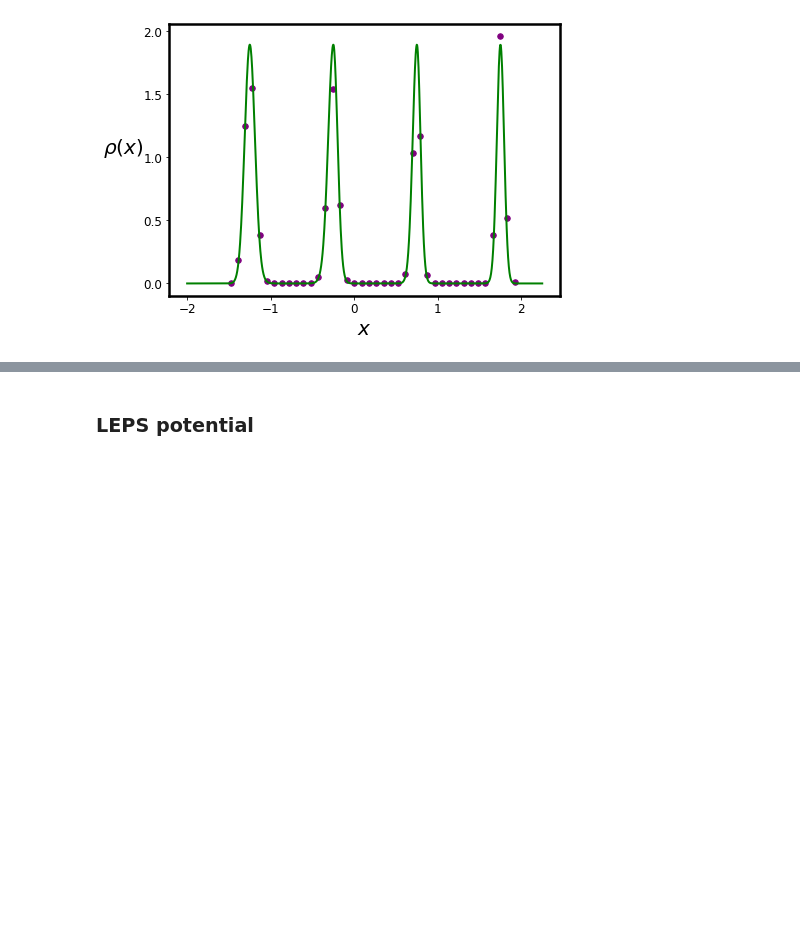
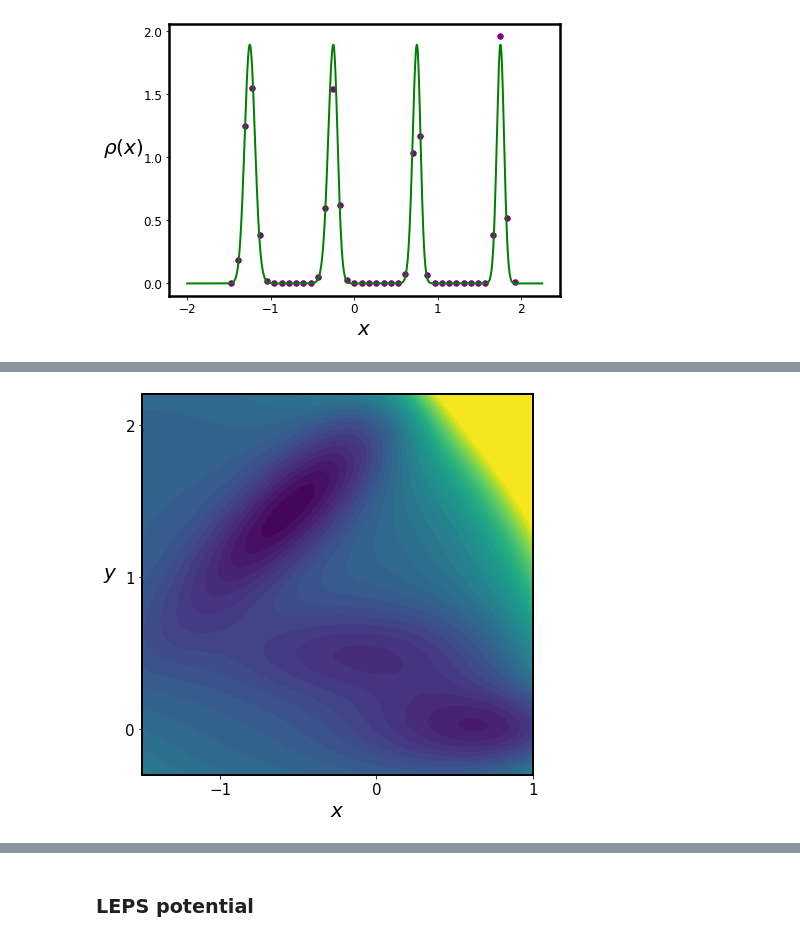
Before and after one commit to shaunak-badani/RENS, a Jupyter notebook: 1D_notebooks/All_figures_of_paper.ipynb, the cells around one changed output, grey strips where cells are left out. Drawn from its saved outputs; the diff is of its cells as text; code cells hidden in the pictures; blank space fills up the shorter version.

```diff
--- a/1D_notebooks/All_figures_of_paper.ipynb
+++ b/1D_notebooks/All_figures_of_paper.ipynb
@@ -150,0 +193,42 @@ _.set_rotation(0)
+# %%
+def U_MB(x, y):
+    A = np.array([-200, -100, -170, 15])
+
+    mean_x = np.array([1, 0, -0.5, -1])
+    mean_y = np.array([0, 0.5, 1.5, 1])
+    a = np.array([-1, -1, -6.5, 0.7])
+    b = np.array([0, 0, 11, 0.6])
+    c = np.array([-10, -10, -6.5, 0.7])
+
+    exponent = a * (x - mean_x)**2 + b * (x - mean_x) * (y - mean_y)  + c * (y - mean_y)**2
+    V_vector = A * np.exp(exponent)
+    return V_vector.sum()
+# %%
+x_range = np.linspace(-2, 1.0, 200)
+y_range = np.linspace(-0.5, 2.5, 100)
+
+xs, ys = np.meshgrid(x_range, y_range)
+xs_flatten = xs.flatten()
+ys_flatten = ys.flatten()
+u = np.zeros_like(xs_flatten)
+
+for  i, point in enumerate(zip(xs_flatten, ys_flatten)):
+    x = point[0]
+    y = point[1]
+    u[i] = U_MB(x, y)
+u = u.reshape(xs.shape)
+# %%
+fig, ax = plt.subplots(figsize = (7, 7))
+
+plt.contourf(xs, ys, u.clip(max = 400), levels = 40)
+# plt.colorbar()
+plt.xlabel(r'$x$', fontsize = 20)
+_ = plt.ylabel(r'$y$', fontsize = 20, labelpad = 15)
+_.set_rotation(0)
+plt.yticks([0, 1, 2], fontsize = 15)
+plt.xticks([-2, -1, 0, 1], fontsize = 15)
+plt.xlim([-1.5, 1])
+plt.ylim([-0.3, 2.2])
+_ = [i.set_linewidth(2) for i in ax.spines.values()]
+# %% [output]
+[figure, added]
```
Also changed, not shown: parts of 31 cells of this notebook.
